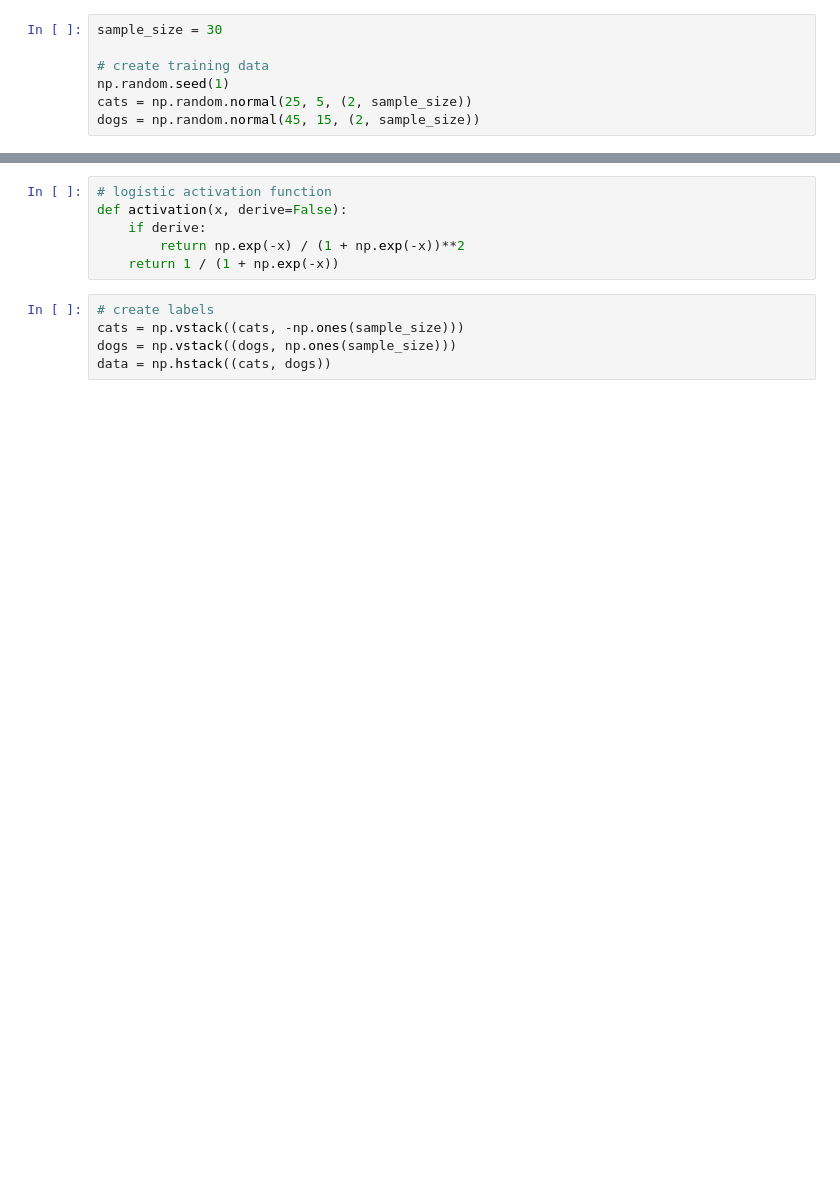
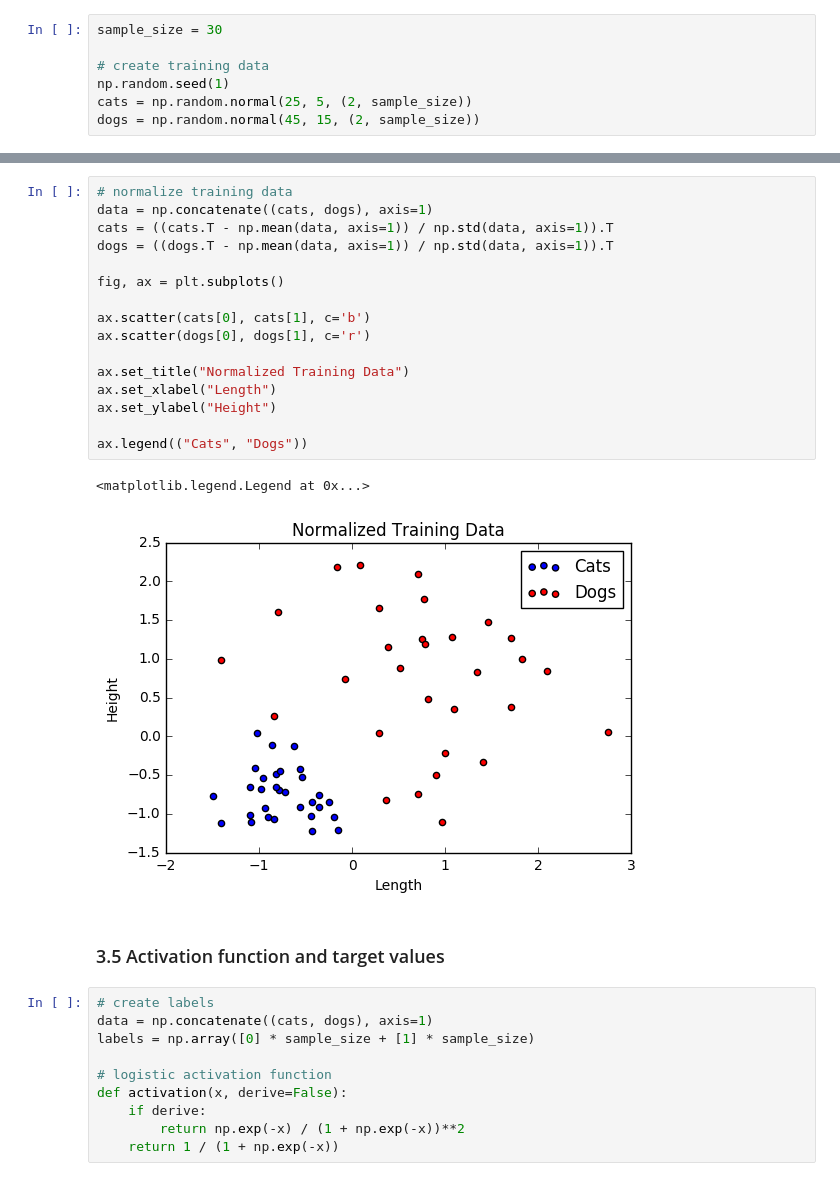
Before and after one commit to BobMcFry/ann-tensorflow, a Jupyter notebook: ex01/26_backpropagation-and-gradient-descent.ipynb, the cells around one changed output, grey strips where cells are left out. Cells and saved outputs as stored; diff of their text form; blank space fills up the shorter version.

```diff
--- a/ex01/26_backpropagation-and-gradient-descent.ipynb
+++ b/ex01/26_backpropagation-and-gradient-descent.ipynb
@@ -48,11 +67,31 @@ plt.show()
+# %%
+# normalize training data
+data = np.concatenate((cats, dogs), axis=1)
+cats = ((cats.T - np.mean(data, axis=1)) / np.std(data, axis=1)).T
+dogs = ((dogs.T - np.mean(data, axis=1)) / np.std(data, axis=1)).T
+
+fig, ax = plt.subplots()
+
+ax.scatter(cats[0], cats[1], c='b')
+ax.scatter(dogs[0], dogs[1], c='r')
+
+ax.set_title("Normalized Training Data")
+ax.set_xlabel("Length")
+ax.set_ylabel("Height")
+
+ax.legend(("Cats", "Dogs"))
+# %% [output]
+<matplotlib.legend.Legend at 0x...>
+[figure, added]
+# %% [markdown]
+### 3.5 Activation function and target values
 # %%
+# create labels
+data = np.concatenate((cats, dogs), axis=1)
+labels = np.array([0] * sample_size + [1] * sample_size)
+
 # logistic activation function
 def activation(x, derive=False):
     if derive:
         return np.exp(-x) / (1 + np.exp(-x))**2
     return 1 / (1 + np.exp(-x))
-# %%
-# create labels
-cats = np.vstack((cats, -np.ones(sample_size)))
-dogs = np.vstack((dogs, np.ones(sample_size)))
-data = np.hstack((cats, dogs))
```
Also changed, not shown: parts of 29 cells of this notebook, 1 other file.
